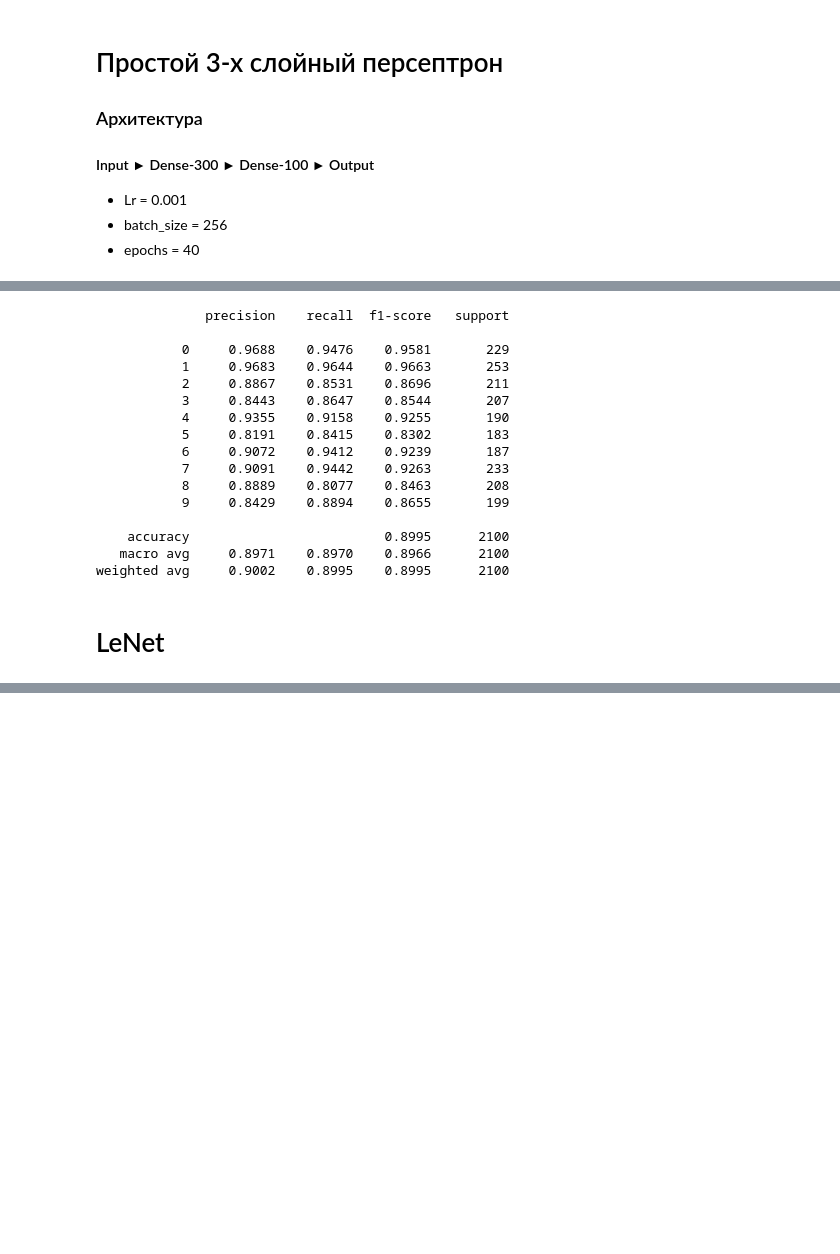
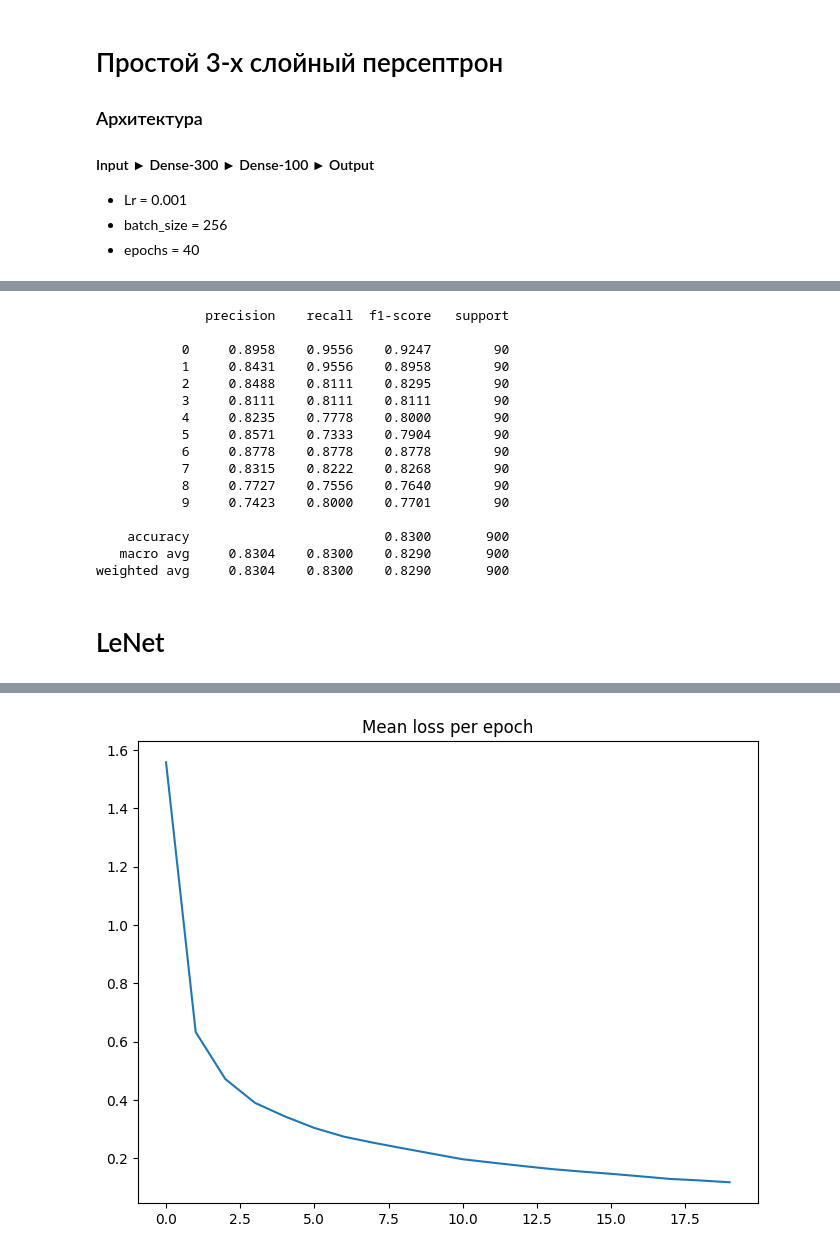
Before and after one commit to IvaMorozilka/CNN-LeNet, a Jupyter notebook: CNN_V3.ipynb, the cells around one changed output, grey strips where cells are left out. Cells and saved outputs as stored; diff of their text form; code cells hidden in the pictures; blank space fills up the shorter version.

```diff
--- a/CNN_V3.ipynb
+++ b/CNN_V3.ipynb
@@ -552,23 +556,23 @@ Total training time:  3.18 s
 # %%
 predictions = simple_3L_network.predict(X_test)
-y_pred = np.argmax(predictions, axis=1)
+y_pred = [np.argmax(predictions[i]) for i in range(len(predictions))]
 print(classification_report(np.argmax(y_test, axis=1), y_pred, digits=4))
 # %% [output]
               precision    recall  f1-score   support
 
-           0     0.9688    0.9476    0.9581       229
-           1     0.9683    0.9644    0.9663       253
-           2     0.8867    0.8531    0.8696       211
-           3     0.8443    0.8647    0.8544       207
-           4     0.9355    0.9158    0.9255       190
-           5     0.8191    0.8415    0.8302       183
-           6     0.9072    0.9412    0.9239       187
-           7     0.9091    0.9442    0.9263       233
-           8     0.8889    0.8077    0.8463       208
-           9     0.8429    0.8894    0.8655       199
+           0     0.8958    0.9556    0.9247        90
+           1     0.8431    0.9556    0.8958        90
+           2     0.8488    0.8111    0.8295        90
+           3     0.8111    0.8111    0.8111        90
+           4     0.8235    0.7778    0.8000        90
+           5     0.8571    0.7333    0.7904        90
+           6     0.8778    0.8778    0.8778        90
+           7     0.8315    0.8222    0.8268        90
+           8     0.7727    0.7556    0.7640        90
+           9     0.7423    0.8000    0.7701        90
 
-    accuracy                         0.8995      2100
-   macro avg     0.8971    0.8970    0.8966      2100
-weighted avg     0.9002    0.8995    0.8995      2100
+    accuracy                         0.8300       900
+   macro avg     0.8304    0.8300    0.8290       900
+weighted avg     0.8304    0.8300    0.8290       900
 # %% [markdown]
 # LeNet
@@ -578,4 +579,7 @@ X_test = X_test.reshape(-1, 1,28,28)
 # %%
+X_train = X_train.reshape(-1, 1,28,28)
+X_test = X_test.reshape(-1, 1,28,28)
+
 lenet5 = NerualNetworkBase(
     [
         Сonvolution(1, 6, 5),
@@ -595,7 +599,7 @@ lenet5 = NerualNetworkBase(
     cross_entropy_loss
 )
 
-lenet5.train(X_train, y_train, batch_size=256, learning_rate=10e-5, epochs=40, print_epoch_loss=True)
+lenet5.train(X_train, y_train, batch_size=50, learning_rate=10e-5, epochs=20, print_epoch_loss=True)
 lenet5.print_total_time()
 lenet5.show_loss()
 
@@ -614,3 +634,4 @@ KeyboardInterrupt:
+[figure, added]
 # %%
 pred = lenet5.predict(X_test)
 predictions = [np.argmax(pred[i]) for i in range(len(pred))]
```
Also changed, not shown: parts of 6 cells of this notebook.
